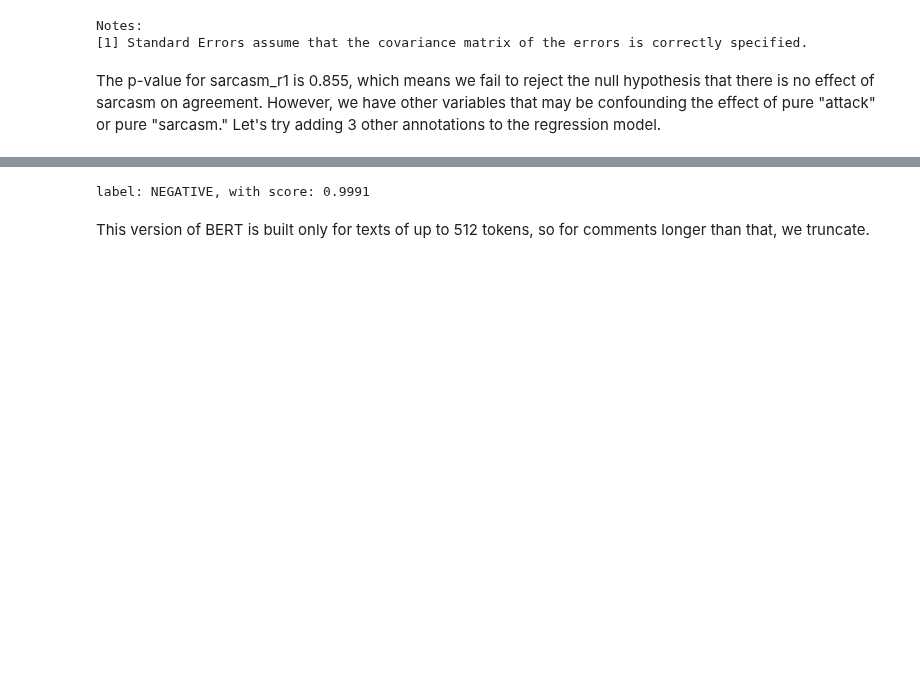
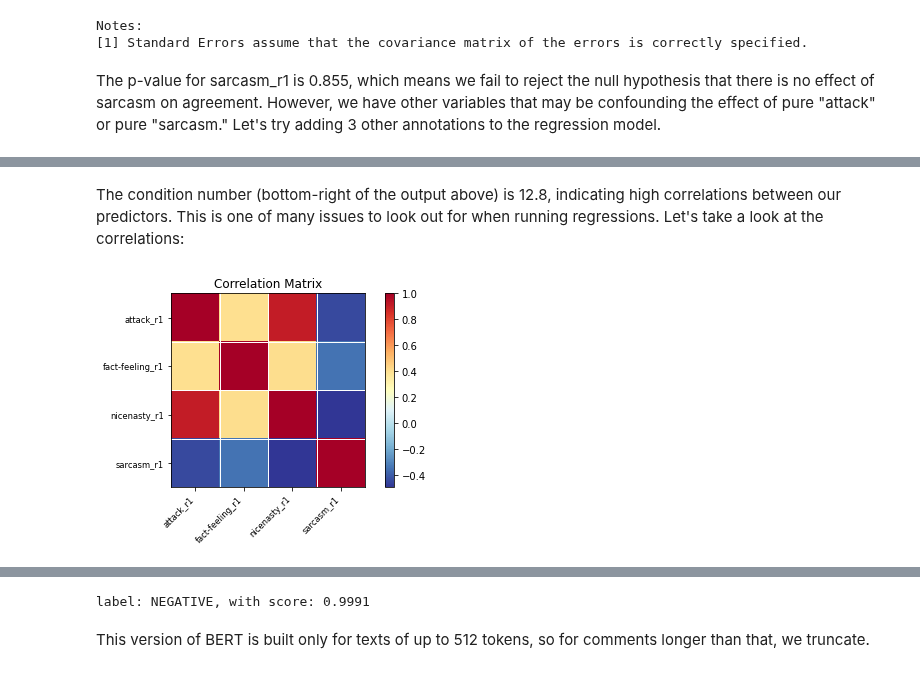
Before and after one commit to UChicago-Computational-Content-Analysis/Homework-Notebooks-2023, a Jupyter notebook: week-6/6-Prediction-and-Causal-Inference.ipynb, the cells around one changed output, grey strips where cells are left out. Drawn from its saved outputs; the diff is of its cells as text; code cells hidden in the pictures; blank space fills up the shorter version.

```diff
--- a/week-6/6-Prediction-and-Causal-Inference.ipynb
+++ b/week-6/6-Prediction-and-Causal-Inference.ipynb
@@ -202,3 +204,11 @@ OLS Regression Results
 | Kurtosis: | 3.517 | Cond. No. | 12.8 |
 Notes:
 [1] Standard Errors assume that the covariance matrix of the errors is correctly specified.
+# %% [markdown]
+The condition number (bottom-right of the output above) is 12.8, indicating high correlations between our predictors. This is one of many issues to look out for when running regressions. Let's take a look at the correlations:
+# %%
+corr_matrix = np.corrcoef(triples[X_cols].T)
+smg.plot_corr(corr_matrix, xnames=X_cols)
+plt.show()
+# %% [output]
+[figure, added]
```
Also changed, not shown: parts of 13 cells of this notebook, 1 other file.
